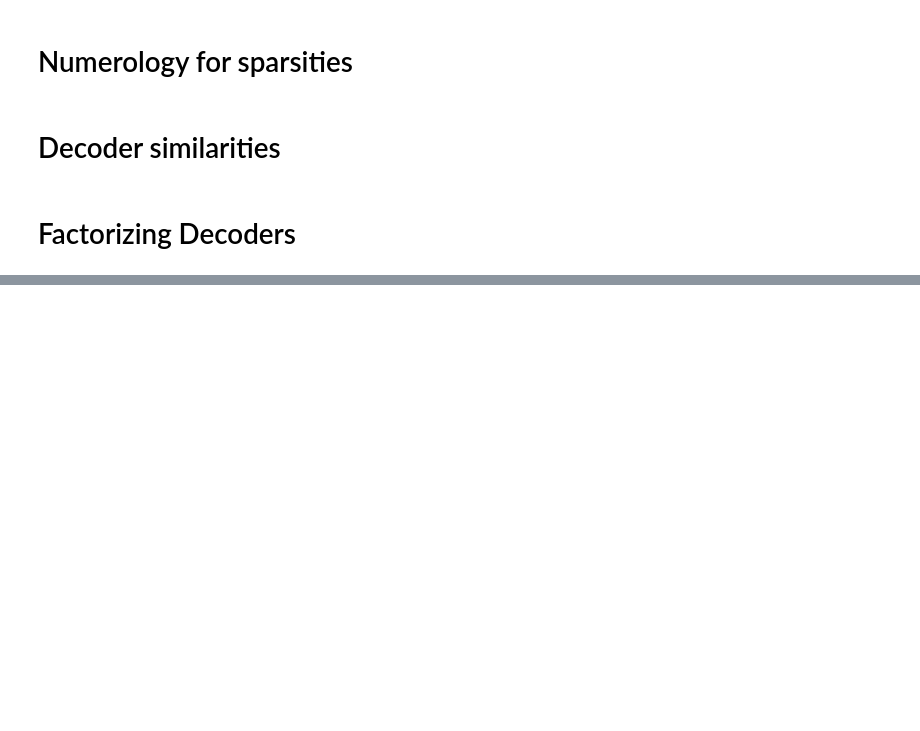
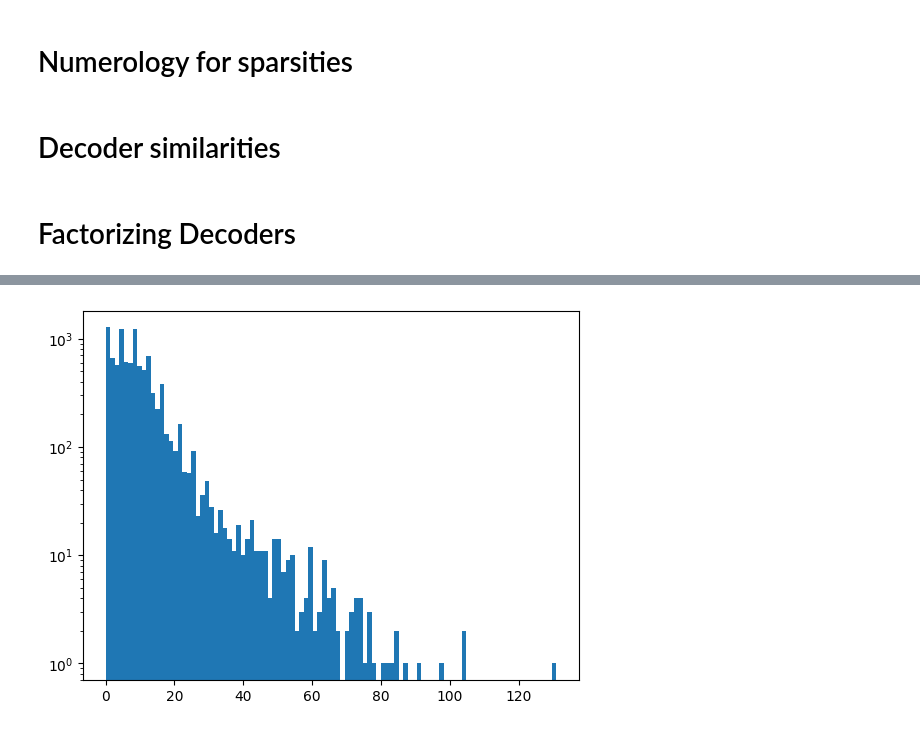
Before and after one commit to michaelttpearce/transcoder-exploration, a Jupyter notebook: comparison_to_transcoder.ipynb, the cells around one changed output, grey strips where cells are left out. Saved outputs shown, nothing was run; the diff lists cells and outputs as text; code cells hidden in the pictures; blank space fills up the shorter version.

```diff
--- a/comparison_to_transcoder.ipynb
+++ b/comparison_to_transcoder.ipynb
@@ -472,3 +547,12 @@ plt.plot(eig.eigenvalues, '.-')
+# %%
+factors = factorizer.get_factors().detach()
+acts_orig = factorizer.decoders @ factors.T
+acts = factorizer.sim_activation(acts_orig) * acts_orig
+
+factor_active = acts_orig.abs() > factorizer.cfg.theta
+factor_num_acts = factor_active.sum(dim=0)
 # %%
-plt.plot(svd.S.cpu(),'.-')
+plt.hist(factor_num_acts.cpu(),100)
 plt.yscale('log')
+# %% [output]
+[figure, added]
```
Also changed, not shown: parts of 21 cells of this notebook, 1 other file.
